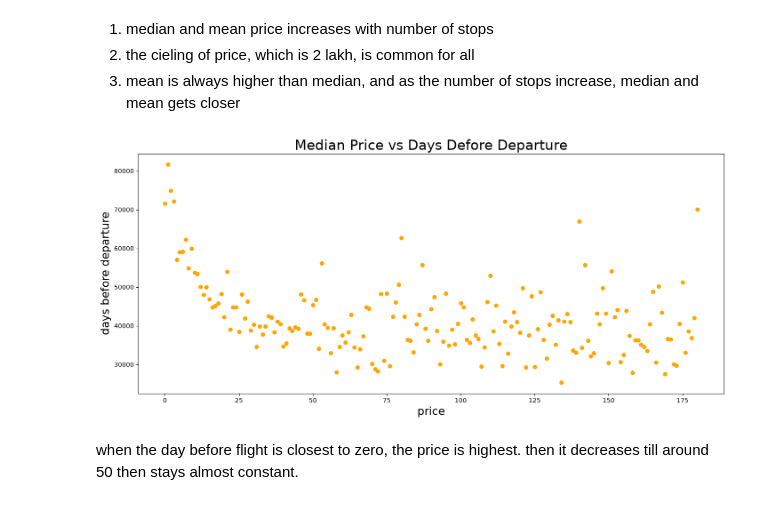
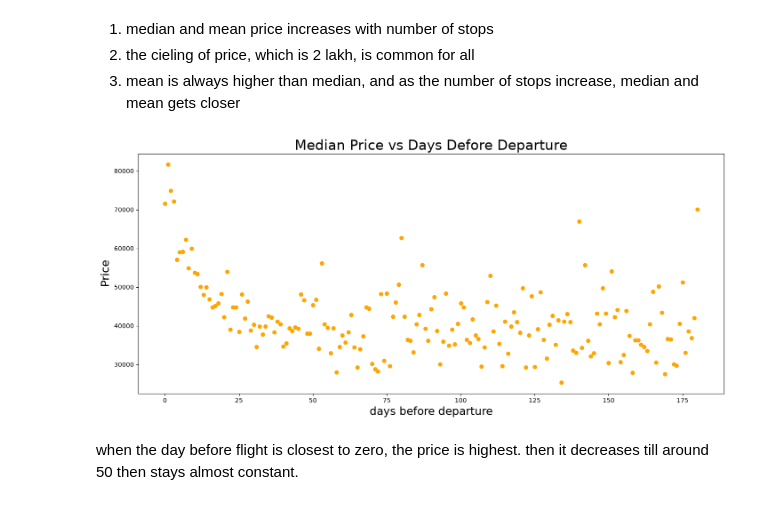
Before and after one commit to Jm-3234/Jithin-M-26BAI1023, a Jupyter notebook: Data science and visualisation.ipynb, the cells around one changed output. Saved outputs shown, nothing was run; the diff lists cells and outputs as text; code cells hidden in the pictures.

Commit message:
7th plot

```diff
--- a/Data science and visualisation.ipynb
+++ b/Data science and visualisation.ipynb
@@ -84,18 +84,18 @@ plt.show()
 # %%
 # dropping 'days' from 'Days_Before_Departure' and making it numeric
 dbdprice = df_clean.dropna(subset=['Days_Before_Departure','Price'])
 dbdprice['Days_Before_Departure'] = dbdprice['Days_Before_Departure'].astype(str).str.replace('days','',regex=False)
 dbdprice['Days_Before_Departure'] = pd.to_numeric(dbdprice['Days_Before_Departure'], errors='coerce')
 dbdprice_ = dbdprice.groupby('Days_Before_Departure')['Price'].median().reset_index()
 # plotting line plot of days before departure and price
 plt.figure(figsize=(17,7))
 plt.scatter(dbdprice_['Days_Before_Departure'],dbdprice_['Price'], color='orange')
 plt.title('Median Price vs Days Defore Departure', fontsize=22)
-plt.xlabel('price', fontsize=18)
-plt.ylabel('days before departure', fontsize=18)
+plt.xlabel('days before departure', fontsize=18)
+plt.ylabel('Price', fontsize=18)
 plt.show()
 # %% [output]
-[figure, old version]
+[figure, new version]
 # %% [markdown]
 when the day before flight is closest to zero, the price is highest. then it decreases till around 50 then stays almost constant.
 # %%
```
Also changed, not shown: parts of 2 cells of this notebook.
